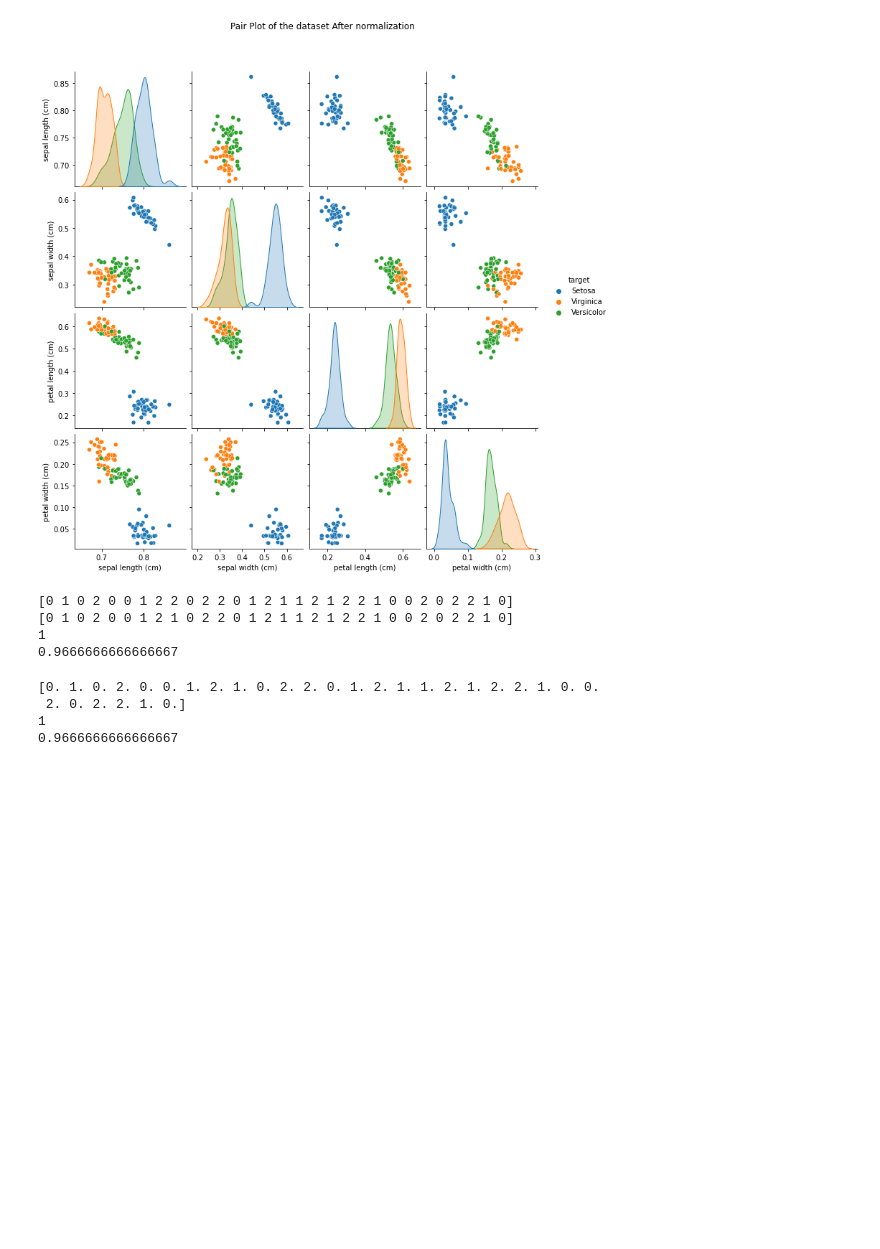
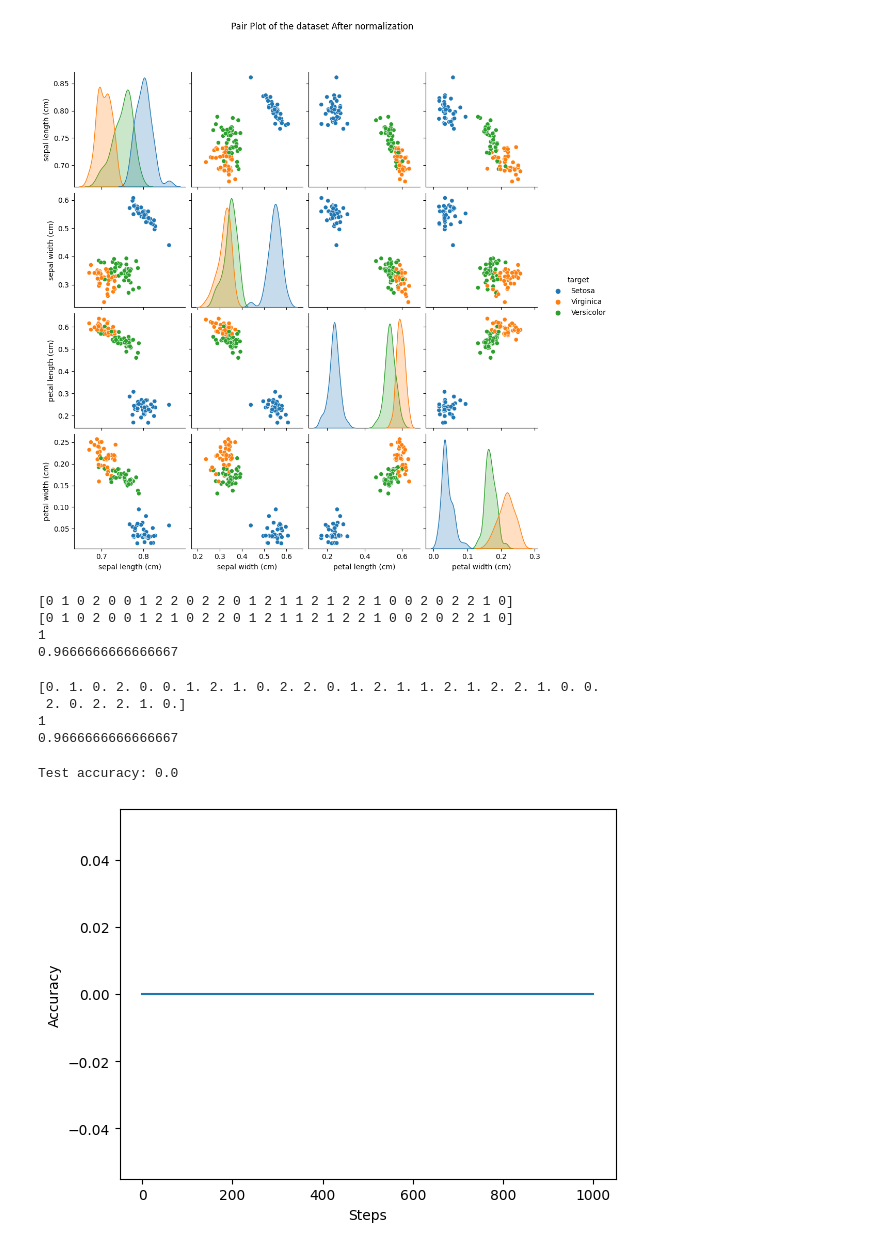
Before and after one commit to TheEagle72/MachineLearning, a Jupyter notebook: Tasks/Task1.ipynb, the cells around one changed output. Saved outputs shown, nothing was run; the diff lists cells and outputs as text; code cells hidden in the pictures; blank space fills up the shorter version.

```diff
--- a/Tasks/Task1.ipynb
+++ b/Tasks/Task1.ipynb
@@ -162,0 +229,16 @@ print(accuracy_score(Y_test, prediction))
+# %%
+model = MY_KNN_POTENTIAL(L2)
+# %%
+model.fit(X_train_norm, Y_train)
+# %%
+prediction = model.predict(X_test_norm)
+# print(prediction)
+print(f"Test accuracy: {accuracy_score(Y_test, prediction):.4}")
+
+plt.plot(model.history())
+plt.xlabel("Steps")
+plt.ylabel("Accuracy")
+plt.show()
+# %% [output]
+Test accuracy: 0.0
+[figure, added]
```
Also changed, not shown: parts of 9 cells of this notebook.
